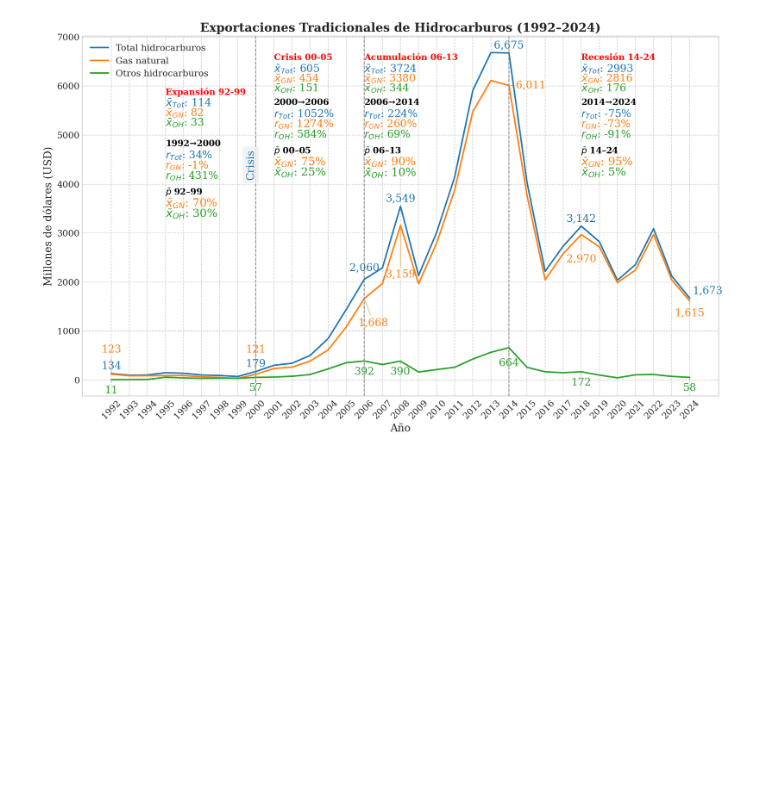
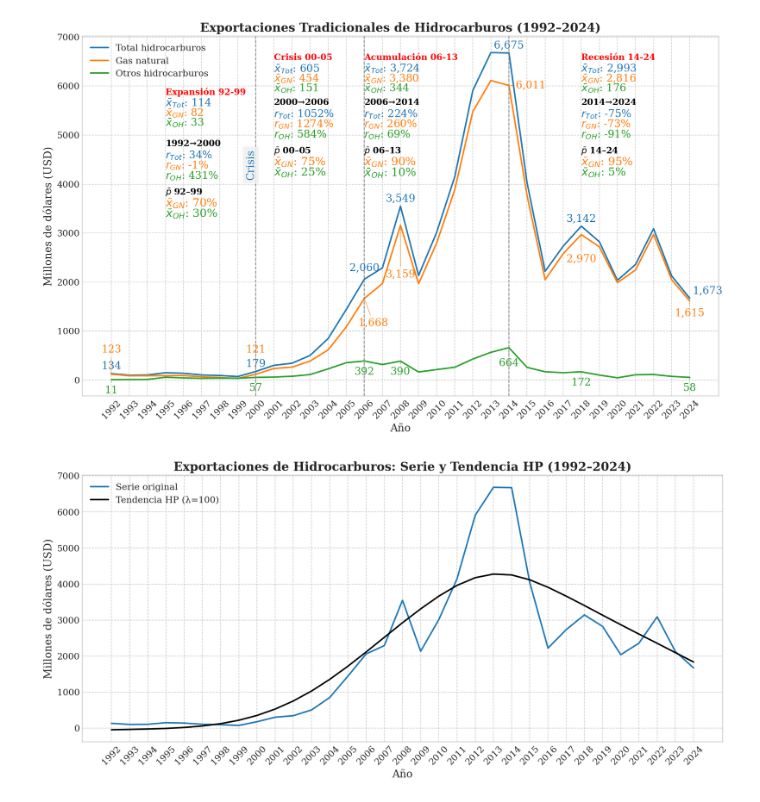
Before and after one commit to navi0369/proyectomacro, a Jupyter notebook: notebooks/tesis/serie_completa/exportaciones/evolucion_hidrocarburos.ipynb, the cells around one changed output. Saved outputs shown, nothing was run; the diff lists cells and outputs as text; code cells hidden in the pictures; blank space fills up the shorter version.

Commit message:
se agregó el filtro hp para exportaciones de hidrocarburos

```diff
--- a/notebooks/tesis/serie_completa/exportaciones/evolucion_hidrocarburos.ipynb
+++ b/notebooks/tesis/serie_completa/exportaciones/evolucion_hidrocarburos.ipynb
@@ -166,3 +166,29 @@ plt.savefig(os.path.join(OUTPUT_DIR,
 plt.show()
 # %% [output]
 [figure]
+# %%
+# ── 2.b Filtro Hodrick–Prescott ─────────────────────────────────────
+from statsmodels.tsa.filters.hp_filter import hpfilter
+
+λ_HP = 100              # anual
+# Aplicamos HP al total y añadimos columnas al DataFrame
+df['ciclo_hp'], df['tendencia_hp'] = hpfilter(df['hidrocarburos'], lamb=λ_HP)
+
+# ── 2.c Visualización rápida ────────────────────────────────────────
+fig_hp, ax_hp = plt.subplots(figsize=(13, 6))
+ax_hp.plot(df.index, df['hidrocarburos'], color=cmap(0), label='Serie original')
+ax_hp.plot(df.index, df['tendencia_hp'], color='black', linewidth=2,
+           label='Tendencia HP (λ=100)')
+
+ax_hp.set_title("Exportaciones de Hidrocarburos: Serie y Tendencia HP (1992–2024)",
+                fontweight='bold')
+ax_hp.set_xlabel("Año")
+ax_hp.set_ylabel("Millones de dólares (USD)")
+ax_hp.legend(loc='upper left')
+plt.tight_layout()
+ax_hp.set_xticks(df.index[::max(1,len(df)//31)])
+ax_hp.tick_params(axis="x", rotation=45)
+plt.show()
+plt.close(fig_hp)
+# %% [output]
+[figure, added]
```
Also changed, not shown: 6 other files.
